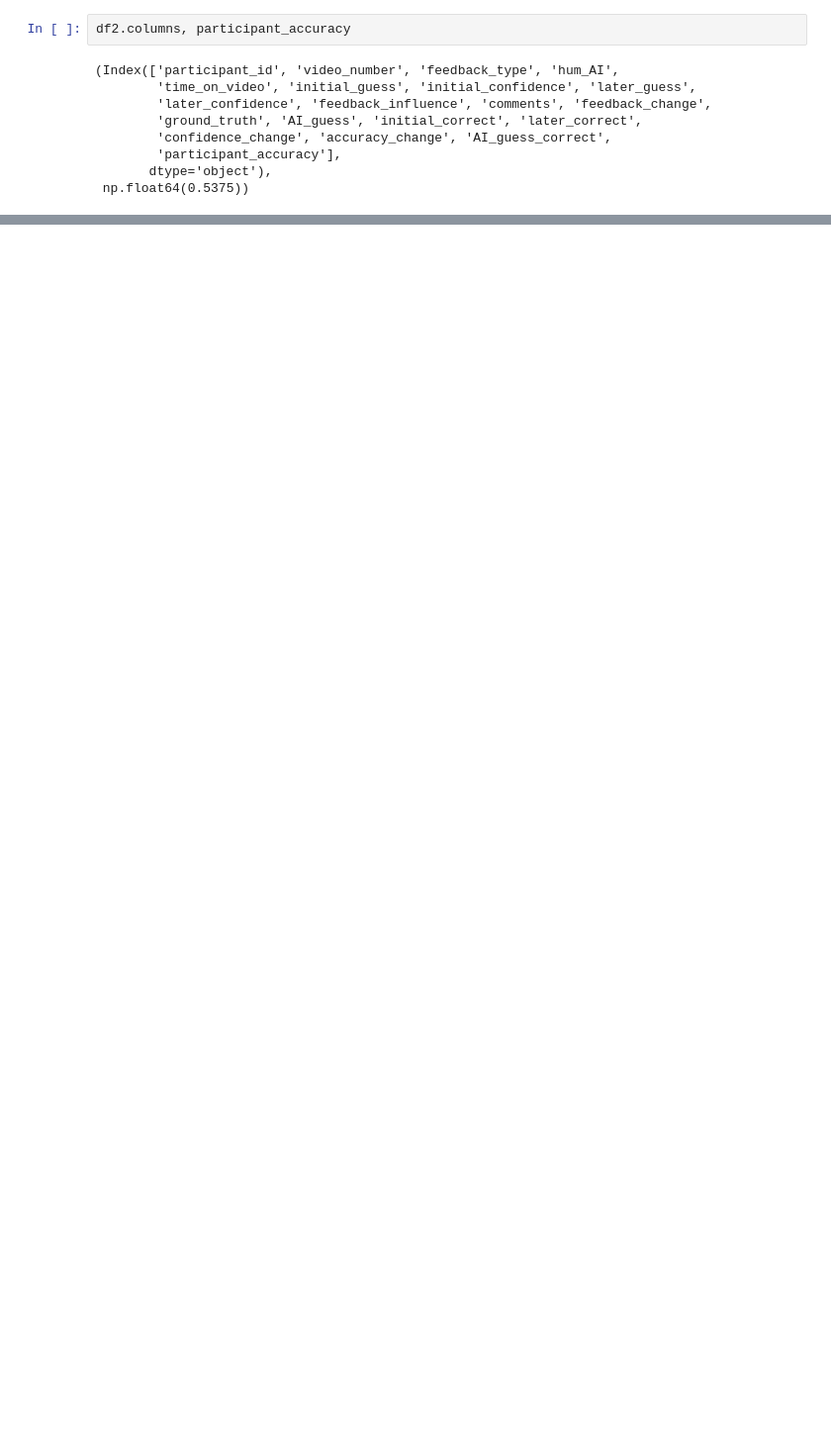
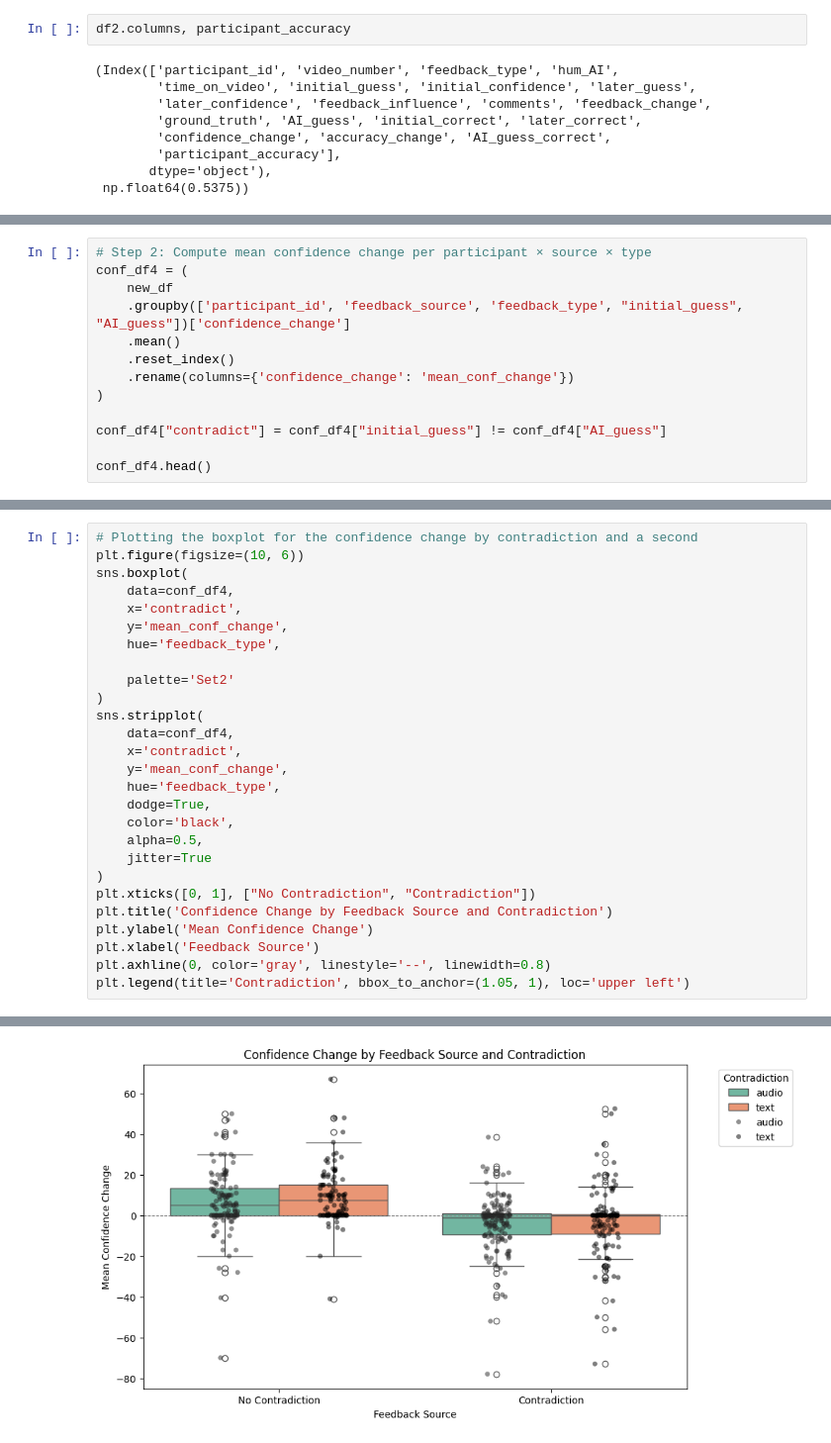
Before and after one commit to liogrnbrg/SHS_Psycho, a Jupyter notebook: main_analysis.ipynb, the cells around one changed output, grey strips where cells are left out. Shown at 99% size. Cells and saved outputs as stored; diff of their text form; blank space fills up the shorter version.

```diff
--- a/main_analysis.ipynb
+++ b/main_analysis.ipynb
@@ -1278,0 +1134,13 @@ avec par ex. des techniques de text-mining ou un codage thématique manuel.)*
+# %%
+# Step 2: Compute mean confidence change per participant × source × type
+conf_df4 = (
+    new_df
+    .groupby(['participant_id', 'feedback_source', 'feedback_type', "initial_guess", "AI_guess"])['confidence_change']
+    .mean()
+    .reset_index()
+    .rename(columns={'confidence_change': 'mean_conf_change'})
+)
+
+conf_df4["contradict"] = conf_df4["initial_guess"] != conf_df4["AI_guess"]
+
+conf_df4.head()
@@ -1278,0 +1154,28 @@ avec par ex. des techniques de text-mining ou un codage thématique manuel.)*
+# %%
+# Plotting the boxplot for the confidence change by contradiction and a second
+plt.figure(figsize=(10, 6))
+sns.boxplot(
+    data=conf_df4,
+    x='contradict',
+    y='mean_conf_change',
+    hue='feedback_type',
+
+    palette='Set2'
+)
+sns.stripplot(
+    data=conf_df4,
+    x='contradict',
+    y='mean_conf_change',
+    hue='feedback_type',
+    dodge=True,
+    color='black',
+    alpha=0.5,
+    jitter=True
+)
+plt.xticks([0, 1], ["No Contradiction", "Contradiction"])
+plt.title('Confidence Change by Feedback Source and Contradiction')
+plt.ylabel('Mean Confidence Change')
+plt.xlabel('Feedback Source')
+plt.axhline(0, color='gray', linestyle='--', linewidth=0.8)
+plt.legend(title='Contradiction', bbox_to_anchor=(1.05, 1), loc='upper left')
+# %% [output]
@@ -1278,0 +1186 @@ avec par ex. des techniques de text-mining ou un codage thématique manuel.)*
+[figure, added]
```
Also changed, not shown: parts of 48 cells of this notebook.
